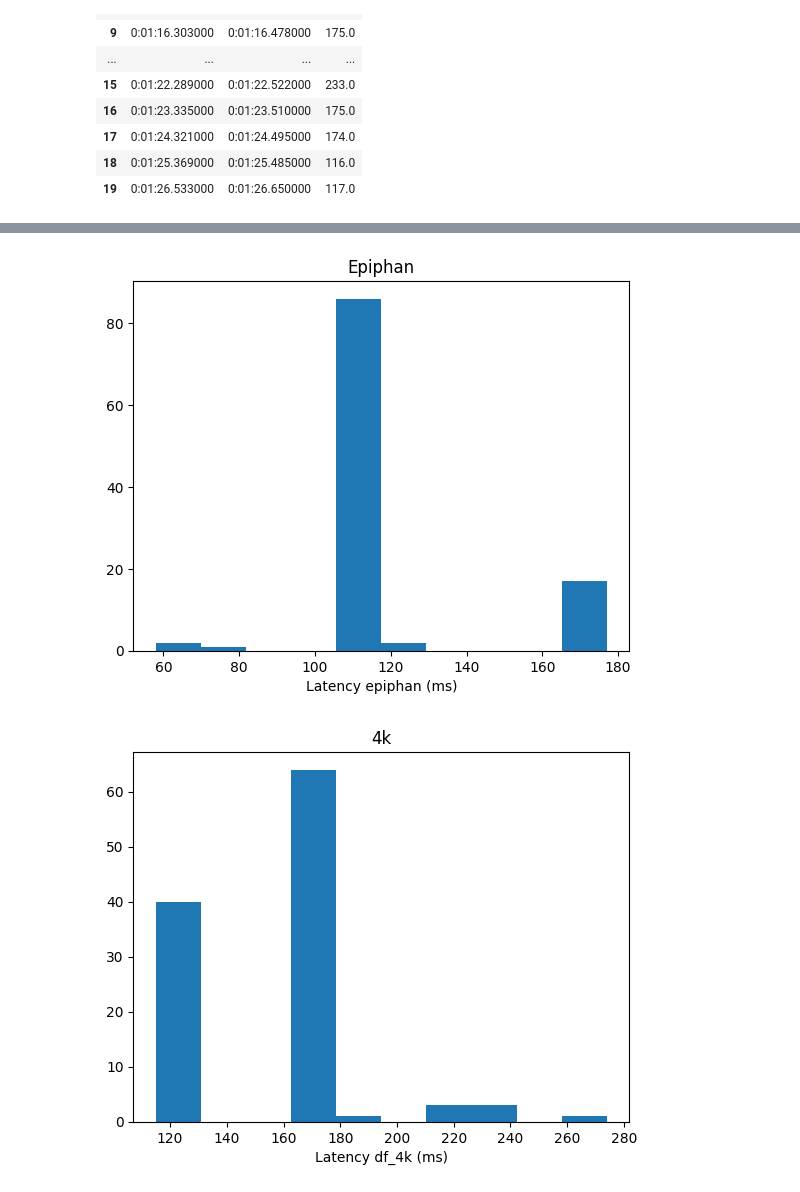
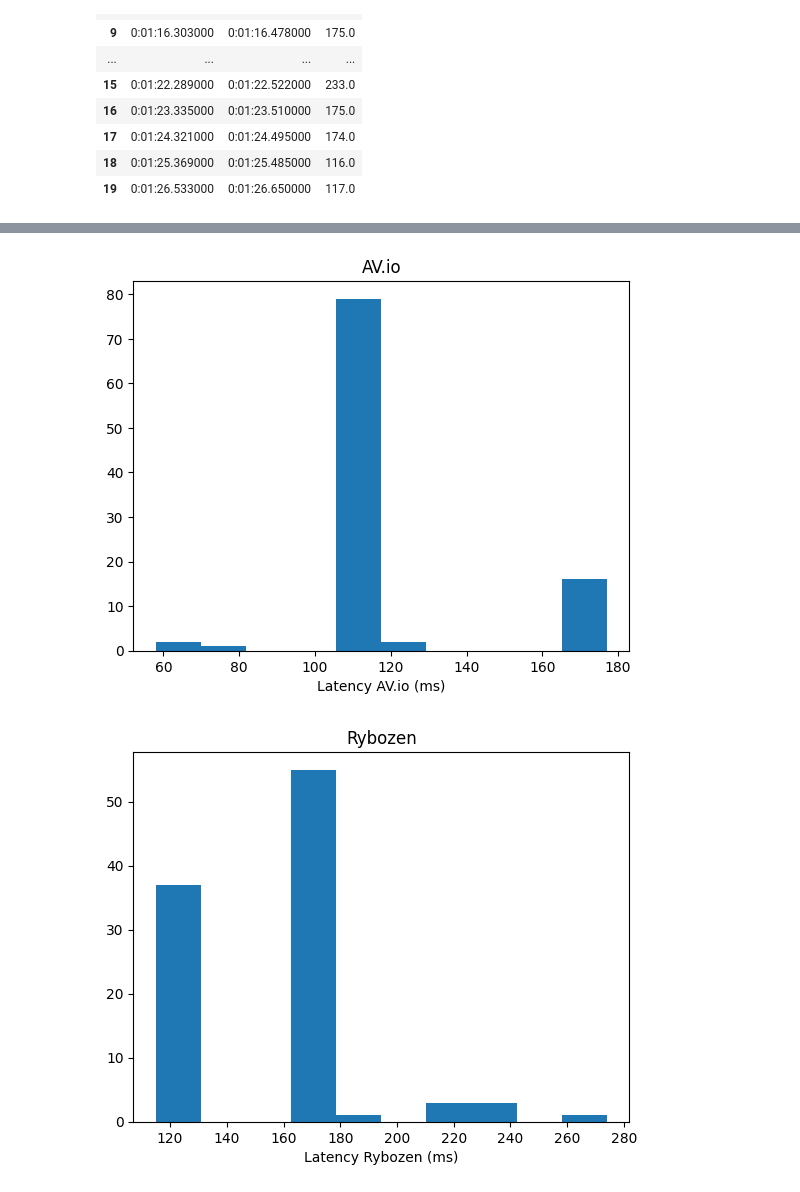
Before and after one commit to sanashah007/SPIE, a Jupyter notebook: final_preprocess.ipynb, the cells around one changed output, grey strips where cells are left out. Saved outputs shown, nothing was run; the diff lists cells and outputs as text; code cells hidden in the pictures.

```diff
--- a/final_preprocess.ipynb
+++ b/final_preprocess.ipynb
@@ -94,5 +95,10 @@ df_epiphan = pd.read_csv("epiphan.csv")
 df_4k = pd.read_csv("uhd_4k.csv")
 df_plus = pd.read_csv("hd60s_plus.csv")
 df_last = pd.read_csv("last_cam.csv")
+# %%
+df_epiphan = df_epiphan.iloc[0:100]
+df_4k = df_4k.iloc[0:100]
+df_plus = df_plus.iloc[0:100]
+df_last = df_last.iloc[0:100]
 # %%
 plt.boxplot([df_epiphan["diff"]])
@@ -129,27 +151,27 @@ plt.show()
 # %%
 plt.hist(df_epiphan["diff"])
 #plt.title(f"Epiphan {df_epiphan['diff'].mean()}")
-plt.title(f"Epiphan")
-plt.xlabel("Latency epiphan (ms)")
+plt.title(f"AV.io")
+plt.xlabel("Latency AV.io (ms)")
 plt.show()
 
 plt.hist(df_4k["diff"])
 #plt.title(f"4k {df_4k['diff'].mean()}")
-plt.title(f"4k")
-plt.xlabel("Latency df_4k (ms)")
+plt.title(f"Rybozen")
+plt.xlabel("Latency Rybozen (ms)")
 plt.show()
 
 plt.hist(df_plus["diff"])
 #plt.title(f"df_plus {df_plus['diff'].mean()}")
-plt.title(f"df_plus")
-plt.xlabel("Latency df_plus (ms)")
+plt.title(f"Elgato")
+plt.xlabel("Latency Elgato (ms)")
 plt.show()
 
 plt.hist(df_last["diff"])
 #plt.title(f"df_last {df_last['diff'].mean()}")
-plt.title(f"df_last")
-plt.xlabel("Latency df_last (ms)")
+plt.title(f"DIGITNOW")
+plt.xlabel("Latency DIGITNOW (ms)")
 plt.show()
 # %% [output]
-[figure, old version]
+[figure, new version]
-[figure, old version]
+[figure, new version]
```
Also changed, not shown: parts of 10 cells of this notebook.
